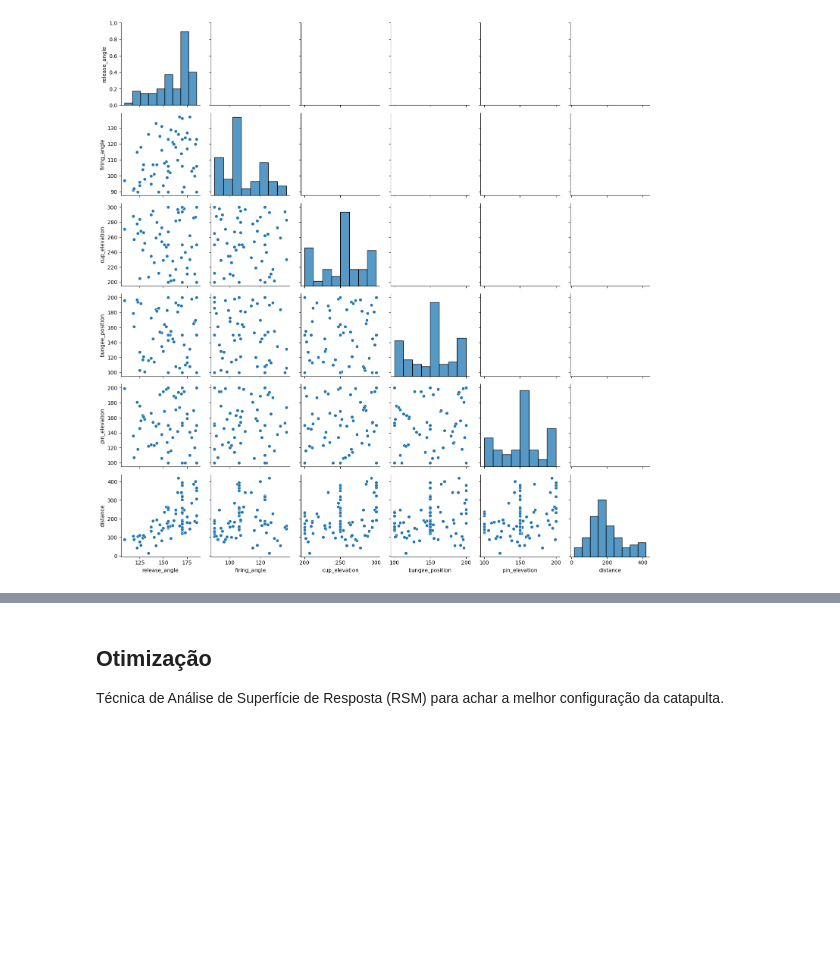
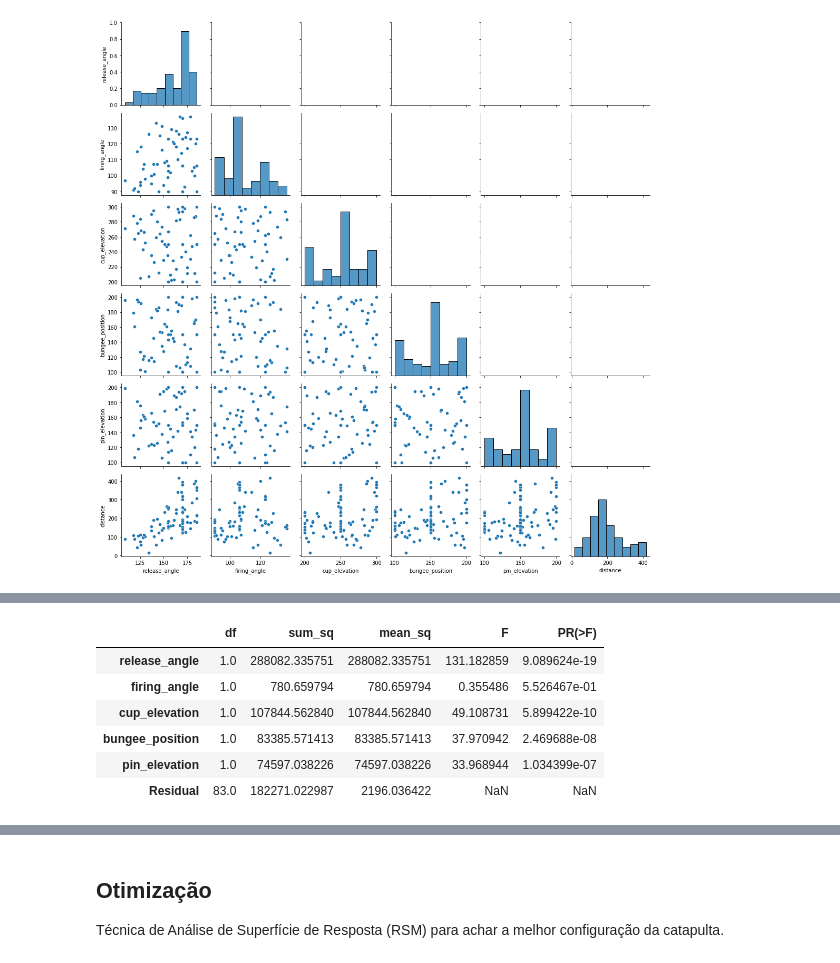
Before and after one commit to jv-porto/projeto-design-experimentos, a Jupyter notebook: notebooks/projeto.ipynb, the cells around one changed output, grey strips where cells are left out. Saved outputs shown, nothing was run; the diff lists cells and outputs as text; code cells hidden in the pictures; blank space fills up the shorter version.

```diff
--- a/notebooks/projeto.ipynb
+++ b/notebooks/projeto.ipynb
@@ -80,0 +98,13 @@ g.map_lower(sns.scatterplot)
+# %%
+model = ols('distance ~ release_angle + firing_angle + cup_elevation + bungee_position + pin_elevation', data=df).fit()
+anova_table = sm.stats.anova_lm(model)
+
+anova_table
+# %% [output]
+|  | df | sum_sq | mean_sq | F | PR(>F) |
+| release_angle | 1.0 | 288082.335751 | 288082.335751 | 131.182859 | 9.089624e-19 |
+| firing_angle | 1.0 | 780.659794 | 780.659794 | 0.355486 | 5.526467e-01 |
+| cup_elevation | 1.0 | 107844.562840 | 107844.562840 | 49.108731 | 5.899422e-10 |
+| bungee_position | 1.0 | 83385.571413 | 83385.571413 | 37.970942 | 2.469688e-08 |
+| pin_elevation | 1.0 | 74597.038226 | 74597.038226 | 33.968944 | 1.034399e-07 |
+| Residual | 83.0 | 182271.022987 | 2196.036422 | NaN | NaN |
```
Also changed, not shown: parts of 9 cells of this notebook.
